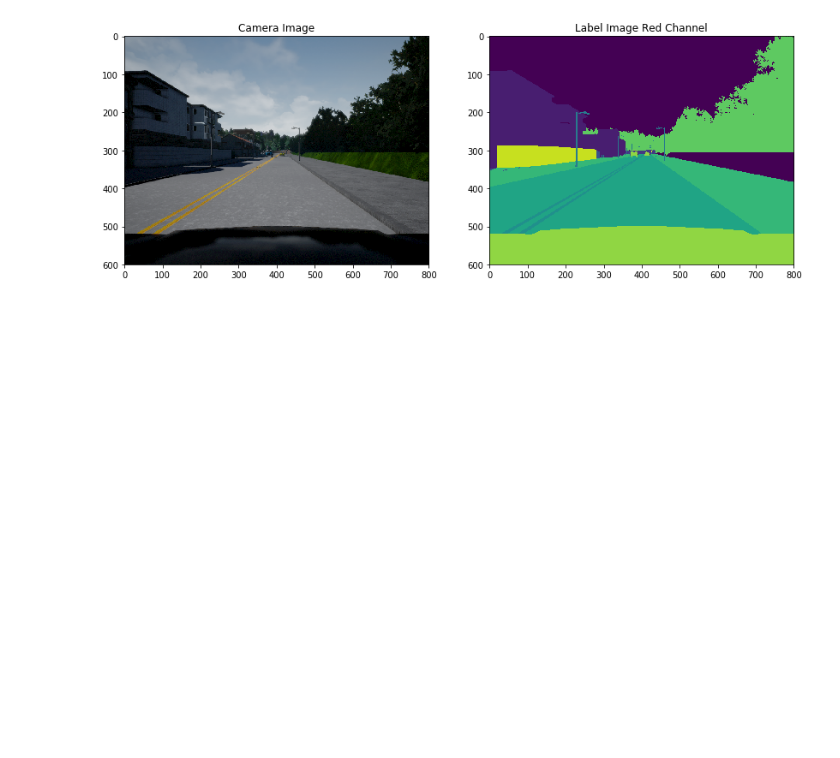
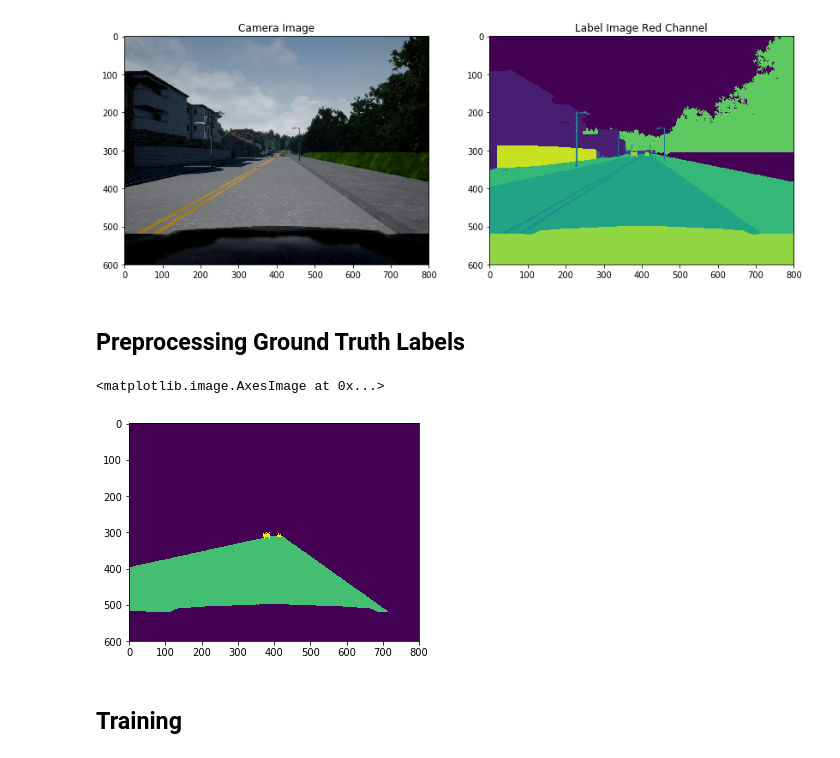
Before and after one commit to wolfapple/lyft-challenge, a Jupyter notebook: lyft.ipynb, the cells around one changed output. Saved outputs shown, nothing was run; the diff lists cells and outputs as text; code cells hidden in the pictures; blank space fills up the shorter version.

```diff
--- a/lyft.ipynb
+++ b/lyft.ipynb
@@ -31,7 +31,7 @@ images = os.listdir(f'{PATH}CameraRGB')[:5]
 labels = os.listdir(f'{PATH}CameraSeg')[:5]
 # %%
 sample_img = plt.imread(f'{PATH}CameraRGB/{images[0]}', format='PNG')
-label_img = plt.imread(f'{PATH}CameraSeg/{labels[0]}', format='PNG')[:,:,0]
+label_img = plt.imread(f'{PATH}CameraSeg/{labels[0]}', format='PNG')
 # %%
 plt.figure(figsize=(14,12))
 plt.subplot(121)
@@ -43,3 +43,22 @@ plt.imshow(label_img)
 # %% [output]
 <matplotlib.image.AxesImage at 0x...>
 [figure]
+# %% [markdown]
+## Preprocessing Ground Truth Labels
+# %%
+def preprocess(img):
+    res = np.copy(img)
+    # lane to road
+    res[res==6] = 7
+    # set all zero except road and vehicle
+    res[(res!=7)&(res!=10)] = 0
+    # Hood to zero
+    res[490:,:,:][res[490:,:,:]==10] = 0
+    return res
+
+plt.imshow(preprocess(label_img)[:,:,0])
+# %% [output]
+<matplotlib.image.AxesImage at 0x...>
+[figure, added]
+# %% [markdown]
+## Training
```
Also changed, not shown: parts of 9 cells of this notebook, 4 other files.
